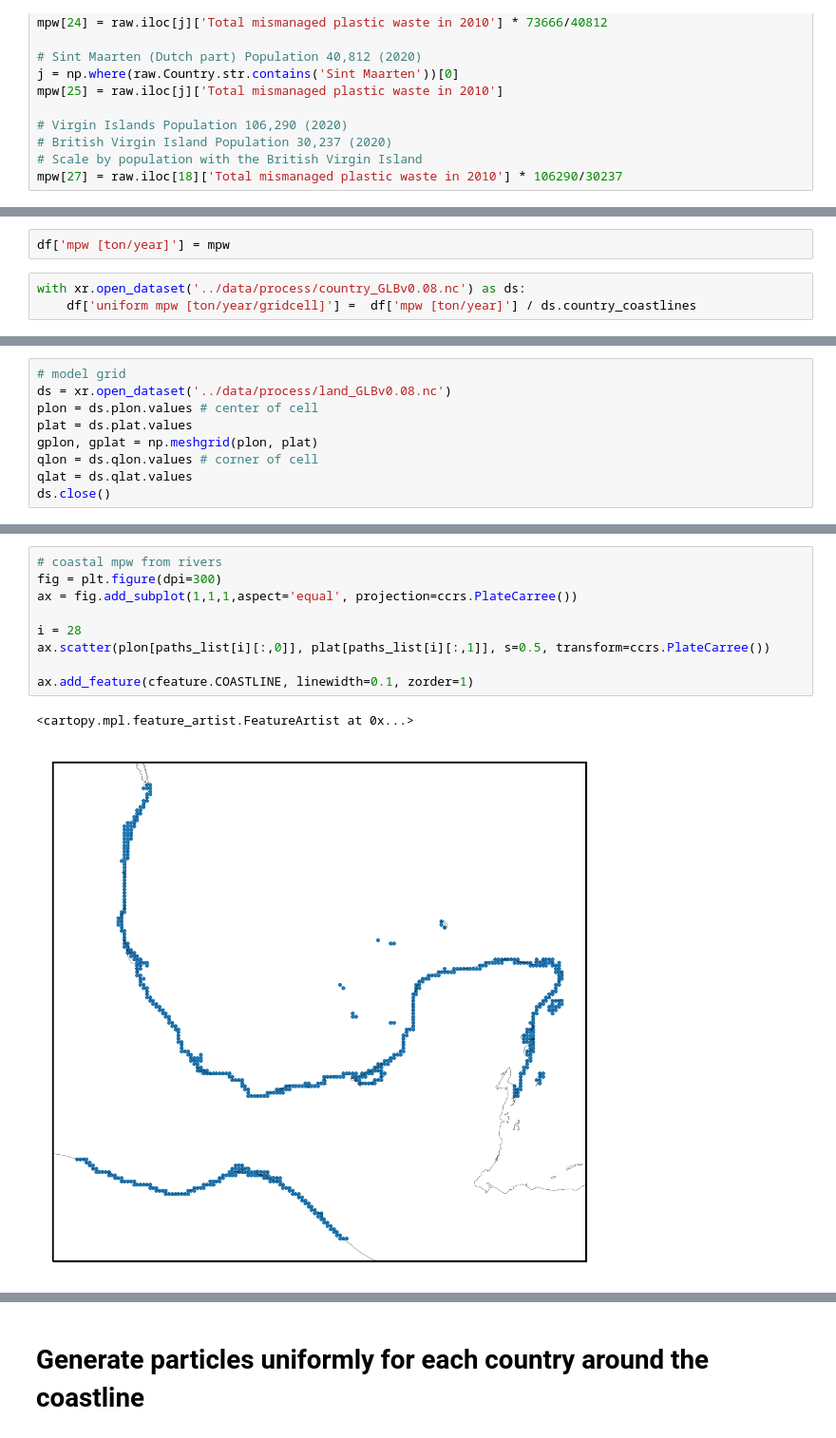
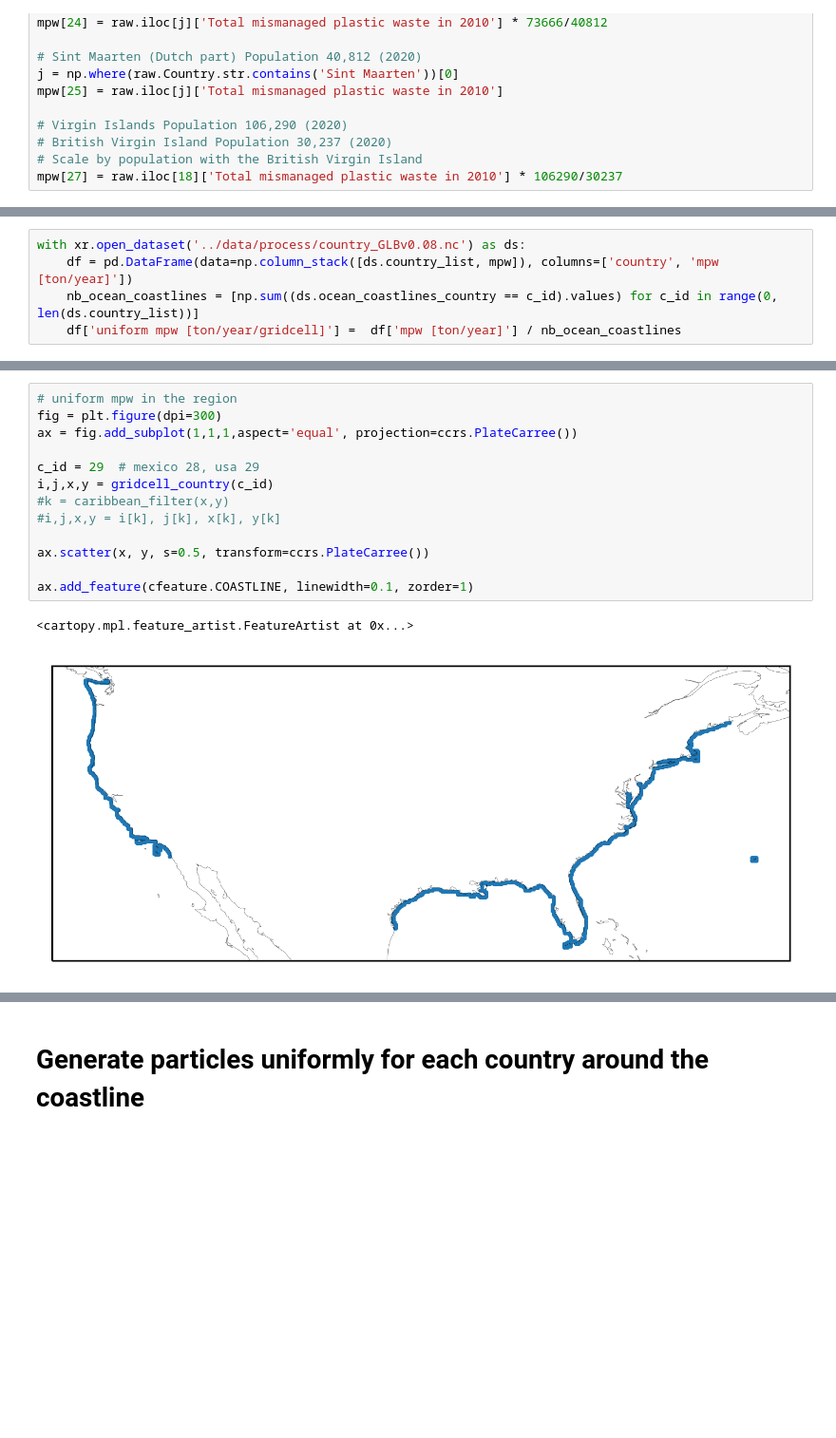
Before and after one commit to philippemiron/marine-litter-caribbean, a Jupyter notebook: notebooks/seeding-uniform.ipynb, the cells around one changed output, grey strips where cells are left out. Shown: that part at 95% size. Drawn from its saved outputs; the diff is of its cells as text; blank space fills up the shorter version.

```diff
--- a/notebooks/seeding-uniform.ipynb
+++ b/notebooks/seeding-uniform.ipynb
@@ -129,5 +125,0 @@ df = df.loc[row_caribbean].reset_index(drop=True)
-# %%
-df['mpw [ton/year]'] = mpw
-# %%
-with xr.open_dataset('../data/process/country_GLBv0.08.nc') as ds:
-    df['uniform mpw [ton/year/gridcell]'] =  df['mpw [ton/year]'] / ds.country_coastlines
@@ -134,3 +128,8 @@ with xr.open_dataset('../data/process/country_GLBv0.08.nc') as ds:
+# %%
+with xr.open_dataset('../data/process/country_GLBv0.08.nc') as ds:
+    df = pd.DataFrame(data=np.column_stack([ds.country_list, mpw]), columns=['country', 'mpw [ton/year]'])
+    nb_ocean_coastlines = [np.sum((ds.ocean_coastlines_country == c_id).values) for c_id in range(0, len(ds.country_list))]
+    df['uniform mpw [ton/year/gridcell]'] =  df['mpw [ton/year]'] / nb_ocean_coastlines
 # %%
 df.head()
 # %% [output]
@@ -143,10 +142 @@ df.head()
-# %%
-# model grid
-ds = xr.open_dataset('../data/process/land_GLBv0.08.nc')
-plon = ds.plon.values # center of cell
-plat = ds.plat.values
-gplon, gplat = np.meshgrid(plon, plat)
-qlon = ds.qlon.values # corner of cell
-qlat = ds.qlat.values
-ds.close()
 # %%
@@ -255,12 +164,16 @@ for c in range(0, len(caribbean_countries)):
 # %%
-# coastal mpw from rivers
+# uniform mpw in the region
 fig = plt.figure(dpi=300)
 ax = fig.add_subplot(1,1,1,aspect='equal', projection=ccrs.PlateCarree())
 
-i = 28
-ax.scatter(plon[paths_list[i][:,0]], plat[paths_list[i][:,1]], s=0.5, transform=ccrs.PlateCarree())
+c_id = 29  # mexico 28, usa 29
+i,j,x,y = gridcell_country(c_id)
+#k = caribbean_filter(x,y)
+#i,j,x,y = i[k], j[k], x[k], y[k]
+
+ax.scatter(x, y, s=0.5, transform=ccrs.PlateCarree())
 
 ax.add_feature(cfeature.COASTLINE, linewidth=0.1, zorder=1)
 # %% [output]
 <cartopy.mpl.feature_artist.FeatureArtist at 0x...>
-[figure, old version]
+[figure, new version]
```
Also changed, not shown: parts of 23 cells of this notebook, 9 other files.
